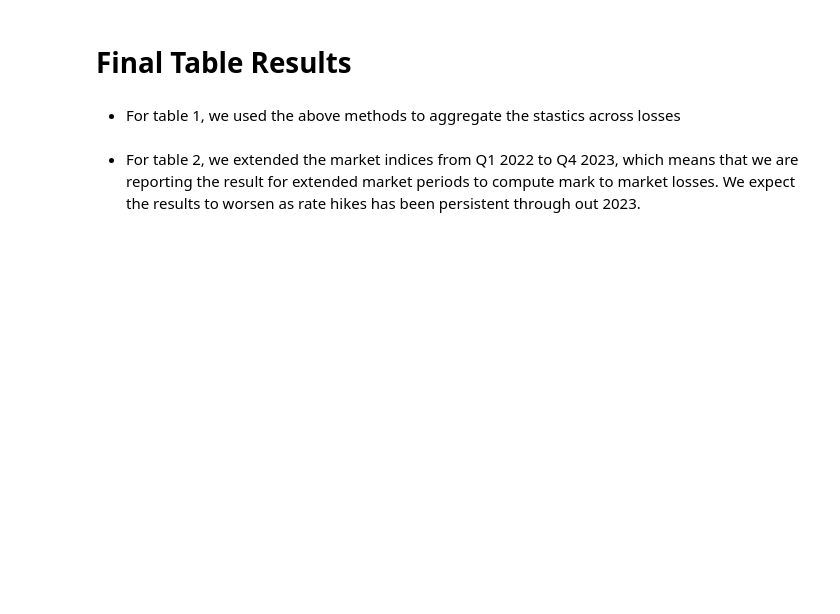
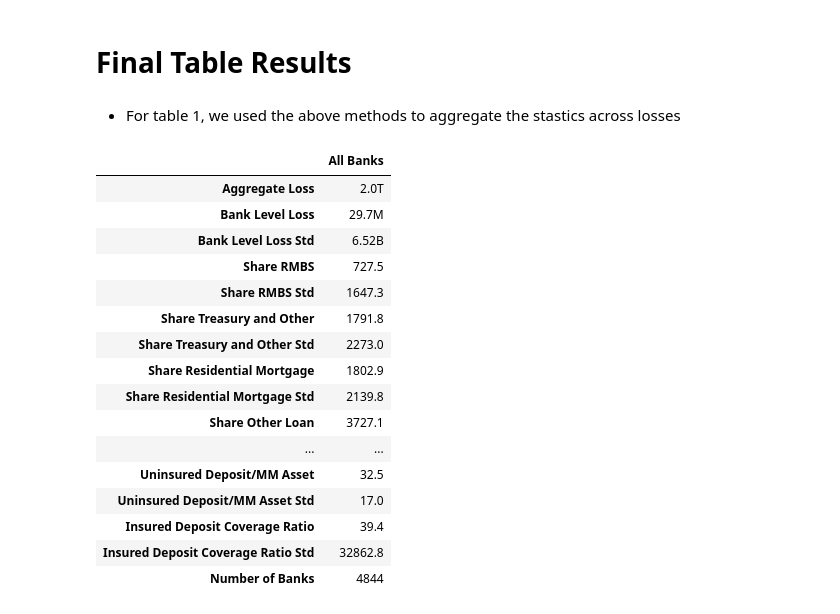
Before and after one commit to huangpz-a11y/P2_Monetary_Tightening, a Jupyter notebook: src/01_Final Project Exploration.ipynb, the cells around one changed output. Cells and saved outputs as stored; diff of their text form; code cells hidden in the pictures; blank space fills up the shorter version.

Commit message:
Final table first column

```diff
--- a/src/01_Final Project Exploration.ipynb
+++ b/src/01_Final Project Exploration.ipynb
@@ -628,6 +604,60 @@ coverage_ratios_df['insured_deposit_coverage_ratio'].std()
 # Final Table Results
 # %% [markdown]
 - For table 1, we used the above methods to aggregate the stastics across losses
-# %% [markdown]
-- For table 2, we extended the market indices from Q1 2022 to Q4 2023, which means that we are reporting the result for extended
-market periods to compute mark to market losses. We expect the results to worsen as rate hikes has been persistent through out 2023.
+# %%
+def final_statistic_table(bank_losses_assets, uninsured_deposit_mm_asset, insured_deposit_coverage, index_name = 'All Banks'):
+    # Merge the DataFrames on bank_name and Bank_ID to include uninsured deposit/MM Asset ratios and insured deposit coverage ratios
+
+
+    bank_count = len(bank_losses_assets.index)
+
+    final_stats = pd.DataFrame({
+        'Aggregate Loss': [f"{-round(bank_losses_assets['total_loss'].sum() / 1e9, 1)}T"],  # Convert to trillions
+        'Bank Level Loss': [f"{-round(bank_losses_assets['total_loss'].median() / 1e3, 1)}M"],  # Convert to millions
+        'Bank Level Loss Std': [f"{round(bank_losses_assets['total_loss'].std() / 1e6, 2)}B"],  # Std deviation for Bank Level Loss
+        'Share RMBS': [round(bank_losses_assets['Share RMBs'].median() * 100, 1)],  # Median percentage
+        'Share RMBS Std': [round(bank_losses_assets['Share RMBs'].std() * 100, 1)],  # Std deviation for Share RMBS
+        'Share Treasury and Other': [round(bank_losses_assets['Share Treasury and Other'].median() * 100, 1)],  # Median percentage
+        'Share Treasury and Other Std': [round(bank_losses_assets['Share Treasury and Other'].std() * 100, 1)],  # Std deviation
+        'Share Residential Mortgage': [round(bank_losses_assets['Share Residential Mortgage'].median() * 100, 1)],  # Median percentage
+        'Share Residential Mortgage Std': [round(bank_losses_assets['Share Residential Mortgage'].std() * 100, 1)],  # Std deviation
+        'Share Other Loan': [round(bank_losses_assets['Share Other Loan'].median() * 100, 1)],  # Median percentage
+        'Share Other Loan Std': [round(bank_losses_assets['Share Other Loan'].std() * 100, 1)],  # Std deviation
+        'Loss/Asset': [round(bank_losses_assets['loss/gross_asset'].median() * 100, 1)],  # Median percentage
+        'Loss/Asset Std': [round(bank_losses_assets['loss/gross_asset'].std() * 100, 1)],  # Std deviation
+        'Uninsured Deposit/MM Asset': [round(uninsured_deposit_mm_asset['Uninsured_Deposit_MM_Asset'].median() * 100, 1)],  # Median percentage
+        'Uninsured Deposit/MM Asset Std': [round(uninsured_deposit_mm_asset['Uninsured_Deposit_MM_Asset'].std() * 100, 1)],  # Std deviation
+        'Insured Deposit Coverage Ratio': [round(insured_deposit_coverage['insured_deposit_coverage_ratio'].median() * 100, 1)],  # Median percentage
+        'Insured Deposit Coverage Ratio Std': [round(insured_deposit_coverage['insured_deposit_coverage_ratio'].std() * 100, 1)],  # Std deviation
+        'Number of Banks': [len(bank_losses_assets.index.unique())]  # Count of unique banks
+    })
+
+    # Rename index to 'All Banks'
+    final_stats.index = [index_name]
+
+    final_stats = final_stats.T
+
+    return final_stats
+# %%
+bank_losses_assets = bank_losses.copy()
+# %%
+final_stats = final_statistic_table(bank_losses_assets, un_mm_ratio, coverage_ratios_df)
+final_stats
+# %% [output]
+|  | All Banks |
+| Aggregate Loss | 2.0T |
+| Bank Level Loss | 29.7M |
+| Bank Level Loss Std | 6.52B |
+| Share RMBS | 727.5 |
+| Share RMBS Std | 1647.3 |
+| Share Treasury and Other | 1791.8 |
+| Share Treasury and Other Std | 2273.0 |
+| Share Residential Mortgage | 1802.9 |
+| Share Residential Mortgage Std | 2139.8 |
+| Share Other Loan | 3727.1 |
+| ... | ... |
+| Uninsured Deposit/MM Asset | 32.5 |
+| Uninsured Deposit/MM Asset Std | 17.0 |
+| Insured Deposit Coverage Ratio | 39.4 |
+| Insured Deposit Coverage Ratio Std | 32862.8 |
+| Number of Banks | 4844 |
```
Also changed, not shown: parts of 26 cells of this notebook.
